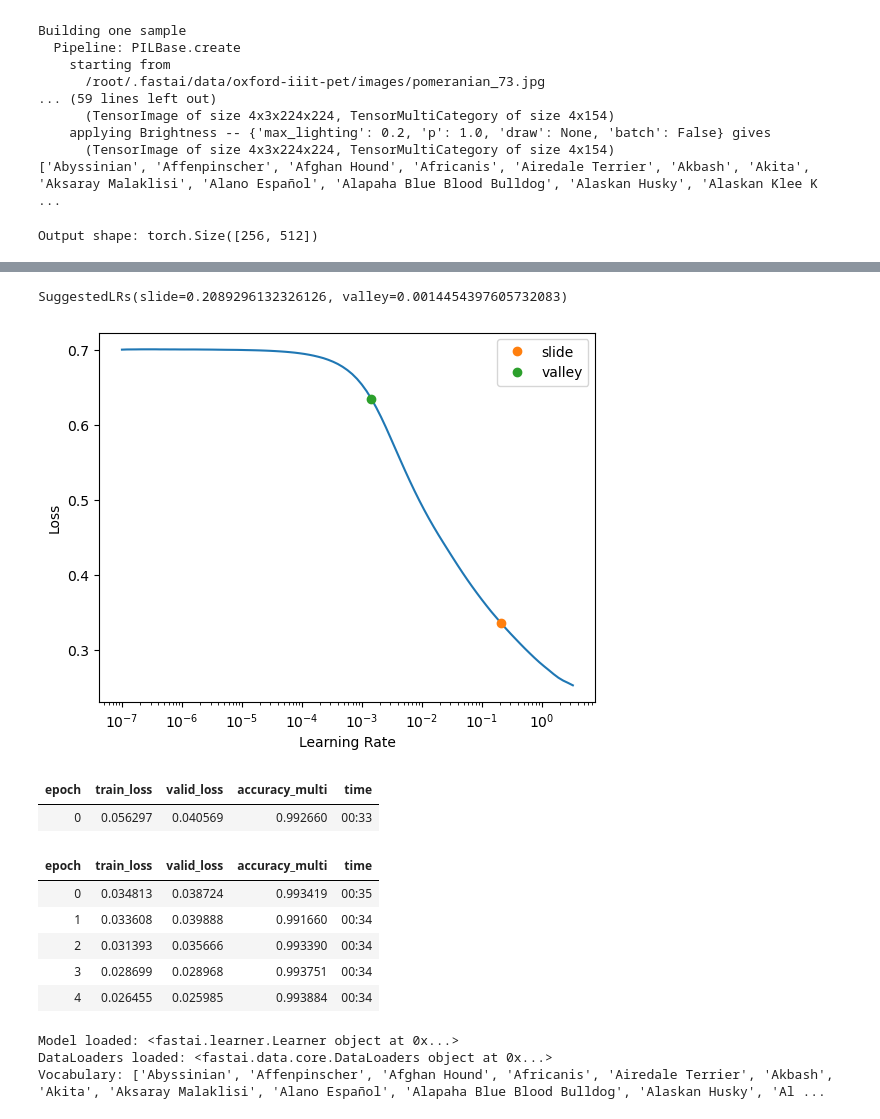
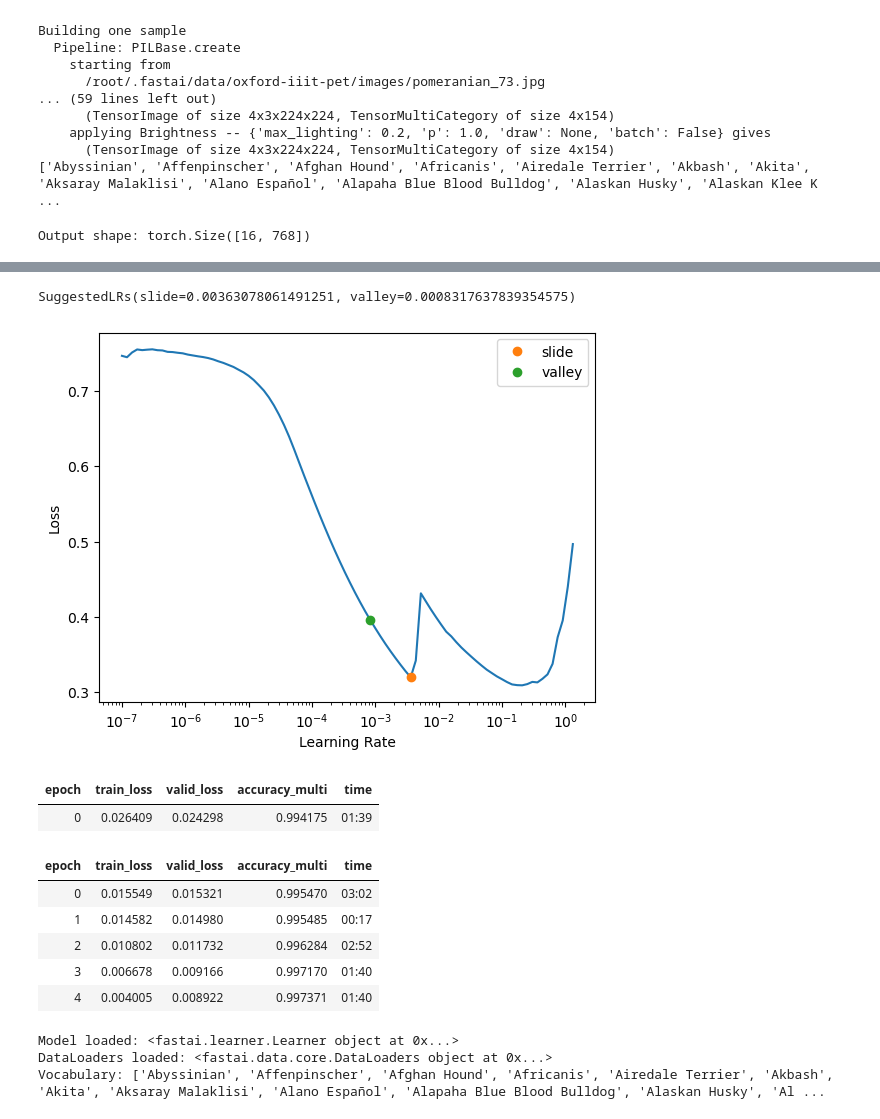
Before and after one commit to ShalKamboj/fastai_pet_clasifier, a Jupyter notebook: model_creation-not-a-pet-version.ipynb, the cells around one changed output, grey strips where cells are left out. Saved outputs shown, nothing was run; the diff lists cells and outputs as text; code cells hidden in the pictures.

```diff
--- a/model_creation-not-a-pet-version.ipynb
+++ b/model_creation-not-a-pet-version.ipynb
@@ -114,7 +114,7 @@ dblock = DataBlock(
 
 dblock.summary(path)
 
-dls = dblock.dataloaders(path, bs=256)
+dls = dblock.dataloaders(path, bs=16)
 print(dls.vocab)
 # %% [output]
 [['pomeranian'], ['wheaten_terrier'], ['Bichon Frisé'], ['Akita'], ['Egyptian_Mau']]
@@ -163,54 +163,56 @@ class CustomHead(nn.Module):
         return x
 
 # Create the model
-model_name = 'resnet18'  # Replace with your model name
+# model_name = 'resnet18'  # Replace with your model name
+model_name = 'convnext_tiny'  # Replace with your model name
+# model_name = 'convnext_large'  # Replace with your model name
 the_model = timm.create_model(model_name, pretrained=True, num_classes=0)  # num_classes=0 to exclude the final layer
 
 # Move the model to the GPU if available
 device = torch.device('cuda' if torch.cuda.is_available() else 'cpu')
 the_model.to(device)
 
 # Inspect the output shape
 x, _ = dls.one_batch()
 x = x.to(device)  # Move the input tensor to the same device as the model
 with torch.no_grad():
     output = the_model(x)
 print(f"Output shape: {output.shape}")
 
 # Extract the number of features
 nf = output.shape[1] if output.dim() == 4 else output.shape[-1]  # Handle cases where output is 1D or 4D
 
 # Combine the backbone and custom head
 model = nn.Sequential(
     the_model,
     CustomHead(nf=nf, n_out=len(dls.vocab))
 )
 
 # Create the learner
 learn = Learner(
     dls,
     model,
     loss_func=BCEWithLogitsLoss(),
     metrics=accuracy_multi
 ).to_bf16()
 
 learn.lr_find(suggest_funcs=(slide, valley))
 # %% [output]
-Output shape: torch.Size([256, 512])
+Output shape: torch.Size([16, 768])
 [interactive output not drawn]
-SuggestedLRs(slide=0.2089296132326126, valley=0.0014454397605732083)
+SuggestedLRs(slide=0.00363078061491251, valley=0.0008317637839354575)
-[figure, old version]
+[figure, new version]
 # %%
-learn.fine_tune(5, 1e-1)
+learn.fine_tune(5, 1e-3)
 # %% [output]
 | epoch | train_loss | valid_loss | accuracy_multi | time |
-| 0 | 0.056297 | 0.040569 | 0.992660 | 00:33 |
+| 0 | 0.026409 | 0.024298 | 0.994175 | 01:39 |
 | epoch | train_loss | valid_loss | accuracy_multi | time |
-| 0 | 0.034813 | 0.038724 | 0.993419 | 00:35 |
-| 1 | 0.033608 | 0.039888 | 0.991660 | 00:34 |
-| 2 | 0.031393 | 0.035666 | 0.993390 | 00:34 |
-| 3 | 0.028699 | 0.028968 | 0.993751 | 00:34 |
-| 4 | 0.026455 | 0.025985 | 0.993884 | 00:34 |
+| 0 | 0.015549 | 0.015321 | 0.995470 | 03:02 |
+| 1 | 0.014582 | 0.014980 | 0.995485 | 00:17 |
+| 2 | 0.010802 | 0.011732 | 0.996284 | 02:52 |
+| 3 | 0.006678 | 0.009166 | 0.997170 | 01:40 |
+| 4 | 0.004005 | 0.008922 | 0.997371 | 01:40 |
 # %%
 from fastai.vision.all import PILImage
 from PIL import Image
```
Also changed, not shown: parts of 11 cells of this notebook, 1 other file.
